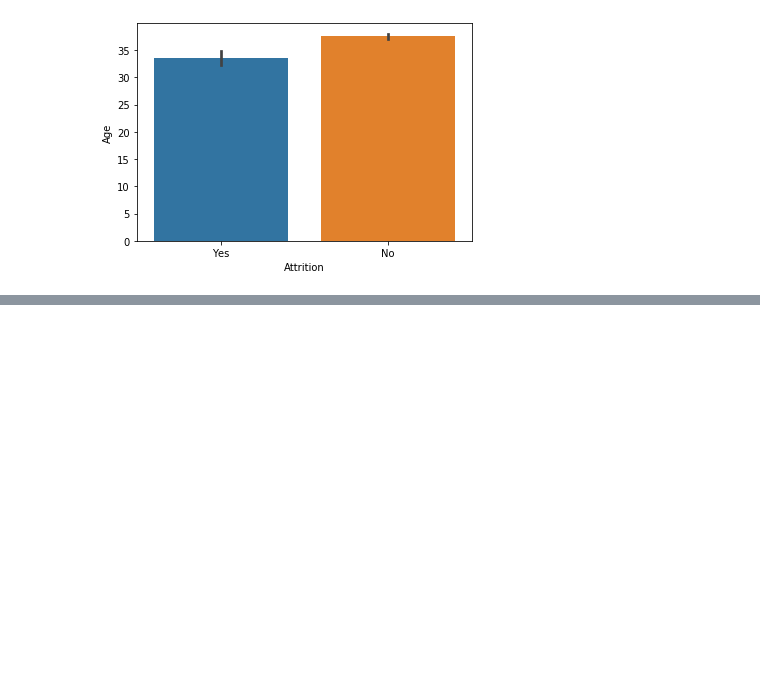
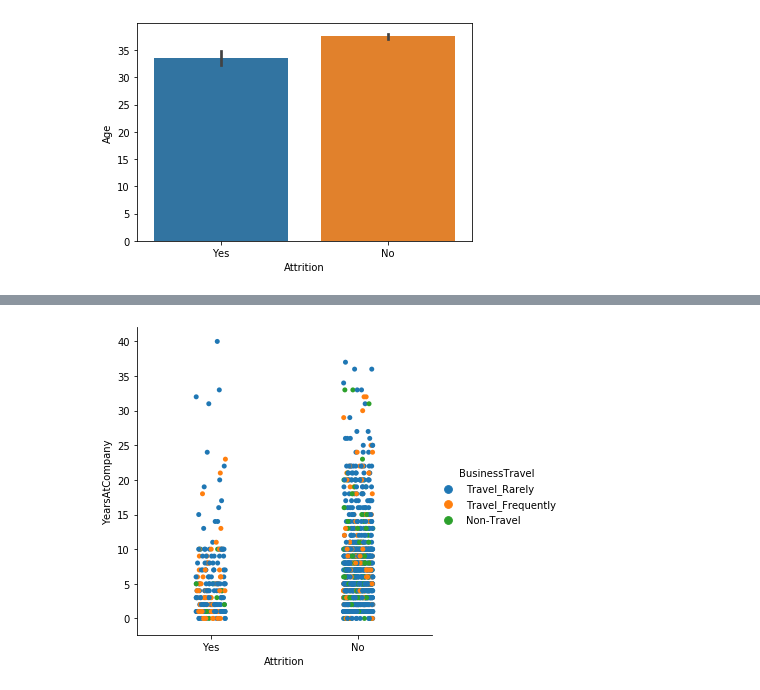
Before and after one commit to KimayaPotdar/HR-Attrition, a Jupyter notebook: HR Employee Attrition Prediction.ipynb, the cells around one changed output, grey strips where cells are left out. Saved outputs shown, nothing was run; the diff lists cells and outputs as text; code cells hidden in the pictures; blank space fills up the shorter version.

```diff
--- a/HR Employee Attrition Prediction.ipynb
+++ b/HR Employee Attrition Prediction.ipynb
@@ -63,0 +63,4 @@ sns.barplot(data=df,y='Attrition01',x='BusinessTravel')
+# %%
+sns.catplot(x="Attrition", y="YearsAtCompany", hue="BusinessTravel", data=df);
+# %% [output]
+[figure, added]
```
Also changed, not shown: parts of 10 cells of this notebook.
